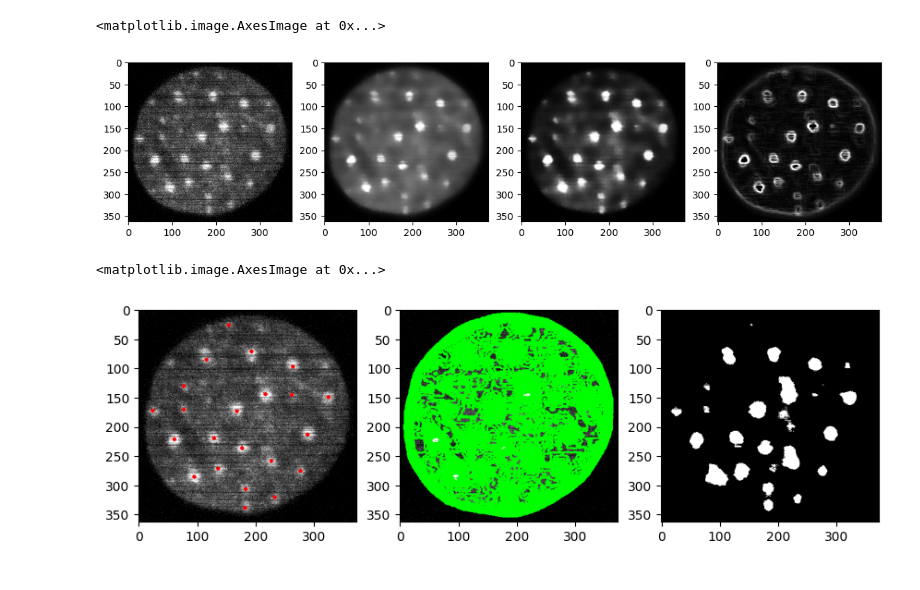
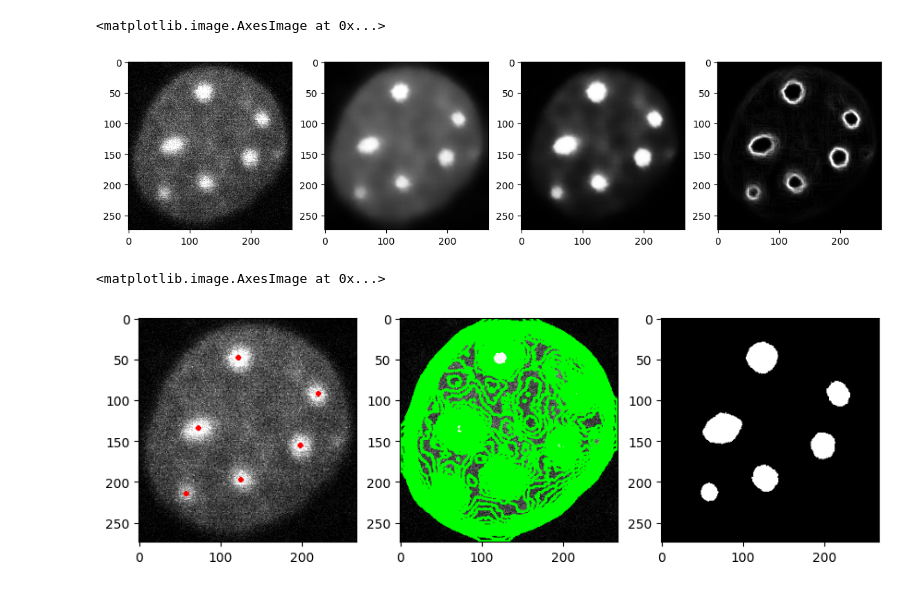
Before and after one commit to KurtisWinkler/aquaponcs, a Jupyter notebook: function_workflows/final_actual.ipynb, the cells around one changed output. Drawn from its saved outputs; the diff is of its cells as text; code cells hidden in the pictures.

```diff
--- a/function_workflows/final_actual.ipynb
+++ b/function_workflows/final_actual.ipynb
@@ -34,10 +33,6 @@ def rescale_image(image, min_pixel=0.35, max_pixel=99.65):
 
     return rescaled_image
 # %%
-#from skimage import restoration, color
-#from scipy import ndimage as nd
-#import numpy as np
-
 def estimate_noise(image):
     """
     Estimate the noise of an image using the MAD method
@@ -47,7 +42,7 @@ def estimate_noise(image):
         image = color.rgb2gray(image)
 
     # Median filter the image
-    med = nd.median_filter(image, 5)
+    med = ndi.median_filter(image, 5)
 
     # Calculate the absolute difference between the original image and the median image
     mad = np.mean(np.abs(image - med))
@@ -77,11 +72,6 @@ def denoise_image(image, threshold):
 
     return denoised
 # %%
-import cv2
-import numpy as np
-from skimage import exposure
-import matplotlib.pyplot as plt
-
 def enhance_contrast(image, method='histogram_eq'):
     """
     Enhance the contrast of the image.
@@ -93,10 +83,10 @@ def enhance_contrast(image, method='histogram_eq'):
     """
 
     # Convert image to uint8, necessary for some methods
-    image = cv2.normalize(image, None, 0, 255, cv2.NORM_MINMAX, dtype=cv2.CV_8U)
+    image = cv.normalize(image, None, 0, 255, cv.NORM_MINMAX, dtype=cv.CV_8U)
 
     if method == 'histogram_eq':
-        return cv2.equalizeHist(image)
+        return cv.equalizeHist(image)
     elif method == 'adaptive_histogram_eq':
         return exposure.equalize_adapthist(image, clip_limit=0.03)
     elif method == 'contrast_stretching':
@@ -112,7 +102,7 @@ def enhance_contrast(image, method='histogram_eq'):
     elif method == 'sigmoid_correction':
         return exposure.adjust_sigmoid(image)
     elif method == 'clahe':
-        clahe = cv2.createCLAHE(clipLimit=2.0, tileGridSize=(8,8))
+        clahe = cv.createCLAHE(clipLimit=2.0, tileGridSize=(8,8))
         return clahe.apply(image)
     else:
         print("Invalid contrast enhancement method. Choose either 'histogram_eq', 'adaptive_histogram_eq', 'contrast_stretching', 'log_transform', 'power_law_transform', 'sigmoid_correction', or 'clahe'.")
@@ -232,13 +222,18 @@ def crop_nuclei(image, min_percent_area=10):
 
     # Crop to bounding box of each contour that is above the min_area
     cropped_images = []
+    nuclei_contours = []
     for cont in contours:
         if cv.contourArea(cont) > min_area:
             x, y, w, h = cv.boundingRect(cont)
             cropped = im[y:y+h, x:x+w]
             cropped_images.append(cropped)
+            nuclei_contours.append(cont)
+        else:
+            # break as next blob would be smaller
+            break
 
-    return cropped_images
+    return cropped_images, nuclei_contours
 # %%
 def maxima_filter(contour, local_maxima):
 
@@ -369,31 +473,32 @@ def get_contours2(image, min_length=5, thresh_min=50, thresh_max=255, thresh_ste
 # %%
 ### May need to include nucleus as blob - find contour from im_blur
 ### nuc_blob = bc.Blob(nuc_blur.cv_contour, nuc_fill)
 ### Maybe need to sharpen blurred image
 
-im = cv2.imread('../example_images/ex1.tif')
+im = cv.imread('../example_images/ex3.tif')
 #im = rescale_image(im)
-im = crop_nuclei(im)[0] # get first/largest cropped nuclei
+ims, nuc_conts = crop_nuclei(im) # get first/largest cropped nuclei
+im = ims[0]
 im_gray = cv.cvtColor(im, cv.COLOR_BGR2GRAY)
 im_blur = denoise_image(im_gray, threshold = 0.005) #typically 0.005
 im_blur = rescale_image(im_blur)
 # maybe remove im_cont?
 im_cont = enhance_contrast(im_blur, method='sigmoid_correction')
-edges = filters.sobel(im_blur) # typically im_cont but im_blur may be better
-edges = cf.percentile_rescale(edges, 0.35, 99.65)
+edges = filters.sobel(im_cont) # typically im_cont but im_blur may be better
+edges = rescale_image(edges)
 
 fig = plt.figure(figsize = (14,5))
 fig.add_subplot(1, 4, 1)
 plt.imshow(im, cmap = "gray")
 fig.add_subplot(1, 4, 2)
 plt.imshow(im_blur, cmap = "gray")
 fig.add_subplot(1, 4, 3)
 plt.imshow(im_cont, cmap='gray')
 fig.add_subplot(1, 4, 4)
 plt.imshow(edges, cmap='gray')
 # %% [output]
 <matplotlib.image.AxesImage at 0x...>
-[figure, old version]
+[figure, new version]
 # %%
 #contours, maxima = get_contours(im_cont, thresh_min=50, thresh_step=10, thresh_compare=20)
 contours, maxima = get_contours2(im_blur, min_length=5, thresh_min=50, thresh_step=5, maxima_thresh=100, thresh_diff_limit=40)
@@ -415,7 +520,8 @@ plt.imshow(im_contour, cmap = "gray")
 fig.add_subplot(1, 4, 3)
 plt.imshow(im_binary, cmap='gray')
 #fig.add_subplot(1, 4, 4)
+
 #plt.imshow(edges, cmap='gray')
 # %% [output]
 <matplotlib.image.AxesImage at 0x...>
-[figure, old version]
+[figure, new version]
```
Also changed, not shown: parts of 7 cells of this notebook, 2 other files.
